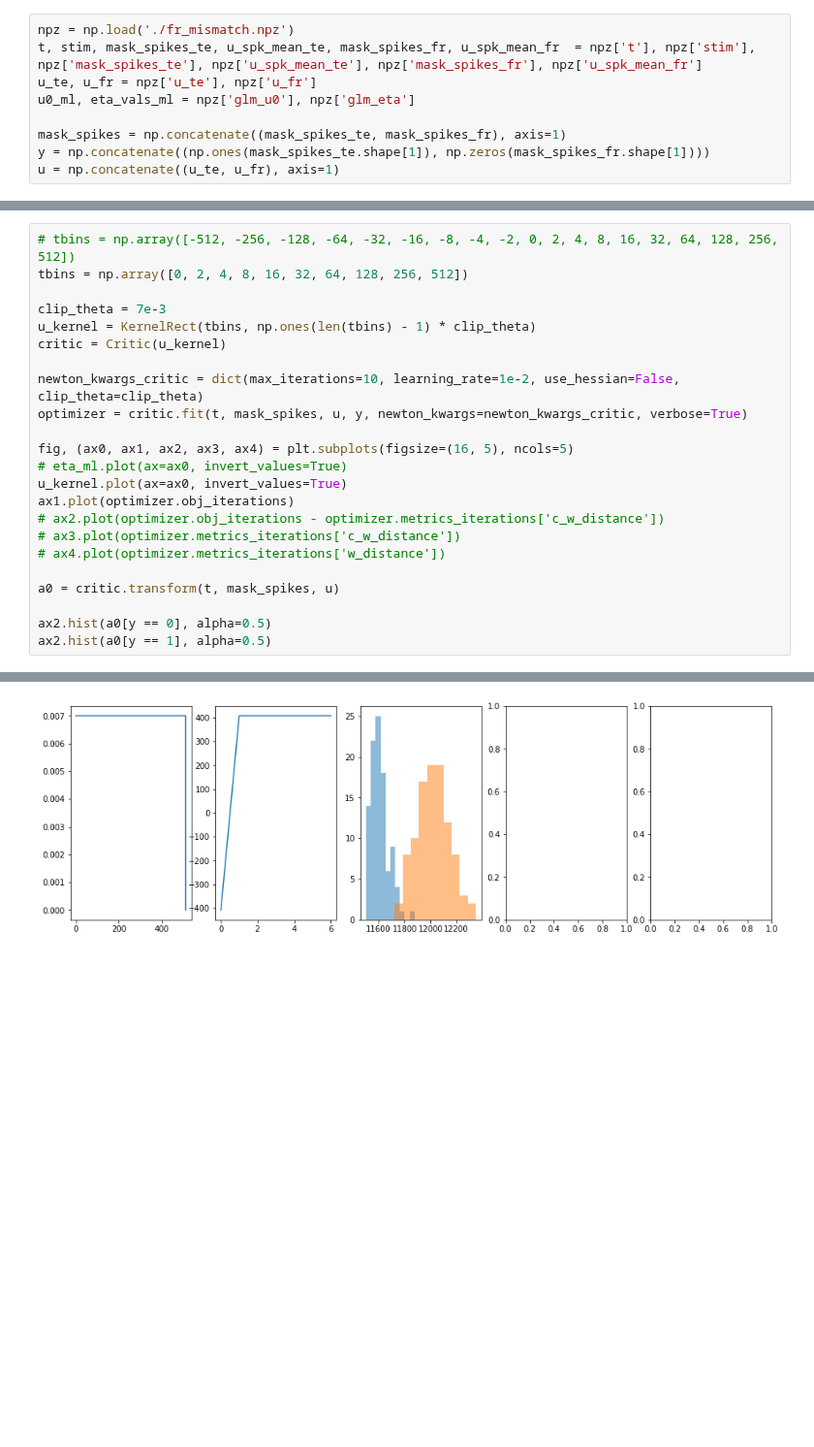
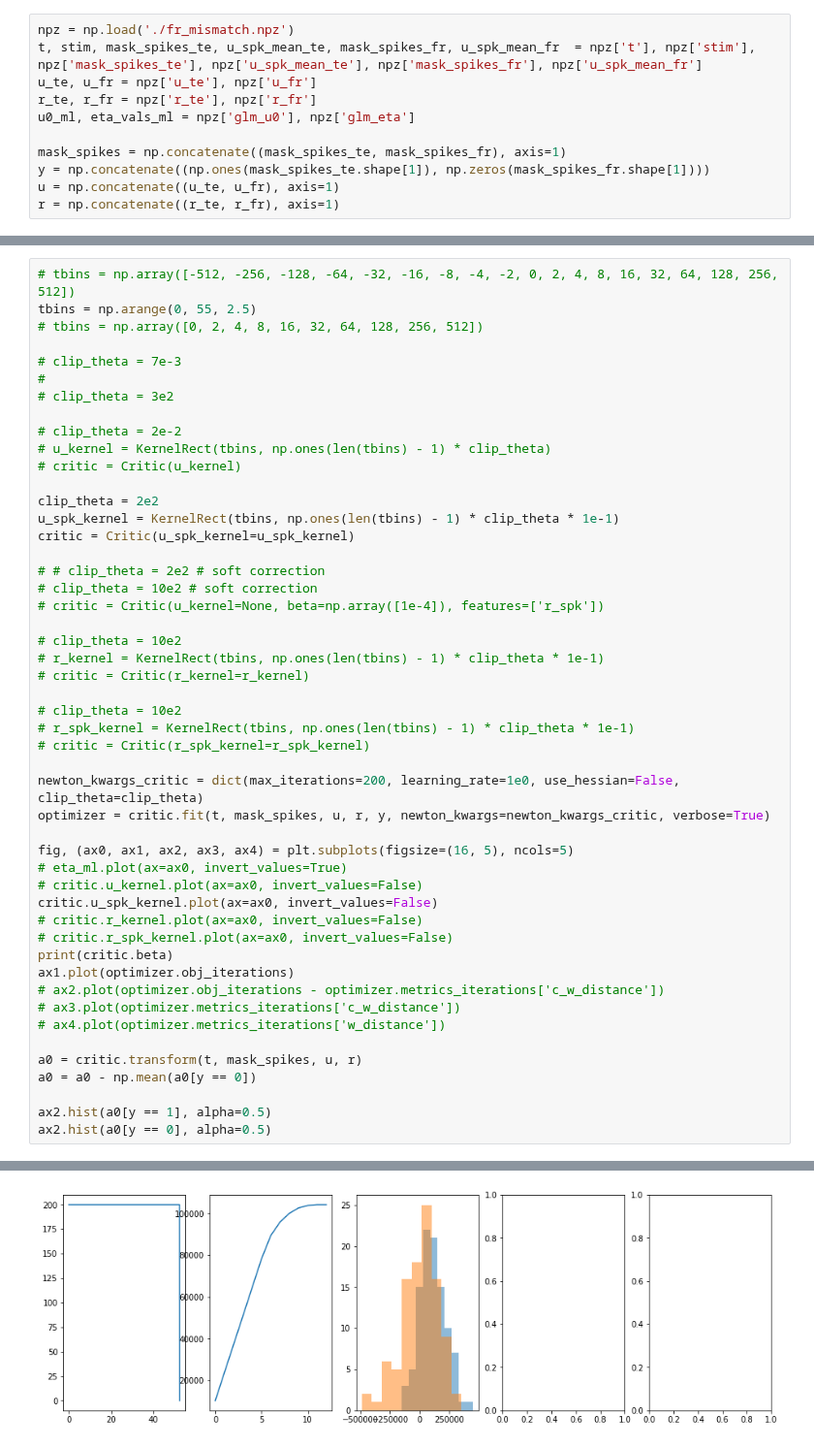
Before and after one commit to diegoarri91/mmd-glm, a Jupyter notebook: examples/wglm.ipynb, the cells around one changed output, grey strips where cells are left out. Shown at 97% size. Drawn from its saved outputs; the diff is of its cells as text; blank space fills up the shorter version.

```diff
--- a/examples/wglm.ipynb
+++ b/examples/wglm.ipynb
@@ -14,9 +17,11 @@ from kernel.rect import KernelRect
 npz = np.load('./fr_mismatch.npz')
 t, stim, mask_spikes_te, u_spk_mean_te, mask_spikes_fr, u_spk_mean_fr  = npz['t'], npz['stim'], npz['mask_spikes_te'], npz['u_spk_mean_te'], npz['mask_spikes_fr'], npz['u_spk_mean_fr']
 u_te, u_fr = npz['u_te'], npz['u_fr']
+r_te, r_fr = npz['r_te'], npz['r_fr']
 u0_ml, eta_vals_ml = npz['glm_u0'], npz['glm_eta']
 
 mask_spikes = np.concatenate((mask_spikes_te, mask_spikes_fr), axis=1)
 y = np.concatenate((np.ones(mask_spikes_te.shape[1]), np.zeros(mask_spikes_fr.shape[1])))
 u = np.concatenate((u_te, u_fr), axis=1)
+r = np.concatenate((r_te, r_fr), axis=1)
 # %%
@@ -30,26 +37,52 @@ ax.plot(mask_spikes_te[:, 0])
 # %%
 # tbins = np.array([-512, -256, -128, -64, -32, -16, -8, -4, -2, 0, 2, 4, 8, 16, 32, 64, 128, 256, 512])
-tbins = np.array([0, 2, 4, 8, 16, 32, 64, 128, 256, 512])
+tbins = np.arange(0, 55, 2.5)
+# tbins = np.array([0, 2, 4, 8, 16, 32, 64, 128, 256, 512])
 
-clip_theta = 7e-3
-u_kernel = KernelRect(tbins, np.ones(len(tbins) - 1) * clip_theta)
-critic = Critic(u_kernel)
+# clip_theta = 7e-3
+#
+# clip_theta = 3e2
 
-newton_kwargs_critic = dict(max_iterations=10, learning_rate=1e-2, use_hessian=False, clip_theta=clip_theta)
-optimizer = critic.fit(t, mask_spikes, u, y, newton_kwargs=newton_kwargs_critic, verbose=True)
+# clip_theta = 2e-2
+# u_kernel = KernelRect(tbins, np.ones(len(tbins) - 1) * clip_theta)
+# critic = Critic(u_kernel)
+
+clip_theta = 2e2
+u_spk_kernel = KernelRect(tbins, np.ones(len(tbins) - 1) * clip_theta * 1e-1)
+critic = Critic(u_spk_kernel=u_spk_kernel)
+
+# # clip_theta = 2e2 # soft correction
+# clip_theta = 10e2 # soft correction
+# critic = Critic(u_kernel=None, beta=np.array([1e-4]), features=['r_spk'])
+
+# clip_theta = 10e2
+# r_kernel = KernelRect(tbins, np.ones(len(tbins) - 1) * clip_theta * 1e-1)
+# critic = Critic(r_kernel=r_kernel)
+
+# clip_theta = 10e2
+# r_spk_kernel = KernelRect(tbins, np.ones(len(tbins) - 1) * clip_theta * 1e-1)
+# critic = Critic(r_spk_kernel=r_spk_kernel)
+
+newton_kwargs_critic = dict(max_iterations=200, learning_rate=1e0, use_hessian=False, clip_theta=clip_theta)
+optimizer = critic.fit(t, mask_spikes, u, r, y, newton_kwargs=newton_kwargs_critic, verbose=True)
 
 fig, (ax0, ax1, ax2, ax3, ax4) = plt.subplots(figsize=(16, 5), ncols=5)
 # eta_ml.plot(ax=ax0, invert_values=True)
-u_kernel.plot(ax=ax0, invert_values=True)
+# critic.u_kernel.plot(ax=ax0, invert_values=False)
+critic.u_spk_kernel.plot(ax=ax0, invert_values=False)
+# critic.r_kernel.plot(ax=ax0, invert_values=False)
+# critic.r_spk_kernel.plot(ax=ax0, invert_values=False)
+print(critic.beta)
 ax1.plot(optimizer.obj_iterations)
 # ax2.plot(optimizer.obj_iterations - optimizer.metrics_iterations['c_w_distance'])
 # ax3.plot(optimizer.metrics_iterations['c_w_distance'])
 # ax4.plot(optimizer.metrics_iterations['w_distance'])
 
-a0 = critic.transform(t, mask_spikes, u)
+a0 = critic.transform(t, mask_spikes, u, r)
+a0 = a0 - np.mean(a0[y == 0])
 
+ax2.hist(a0[y == 1], alpha=0.5)
 ax2.hist(a0[y == 0], alpha=0.5)
-ax2.hist(a0[y == 1], alpha=0.5)
 # %% [output]
 Starting gradient ascent...
 
@@ -63,5 +109,5 @@ Starting gradient ascent...
  <a list of 10 Patch objects>)
-[figure, old version]
+[figure, new version]
 # %%
 eta_ml = KernelFun.exponential(tau=np.array([2, 20]), coefs=eta_vals_ml.copy())
 
```
Also changed, not shown: parts of 5 cells of this notebook, 2 other files.
